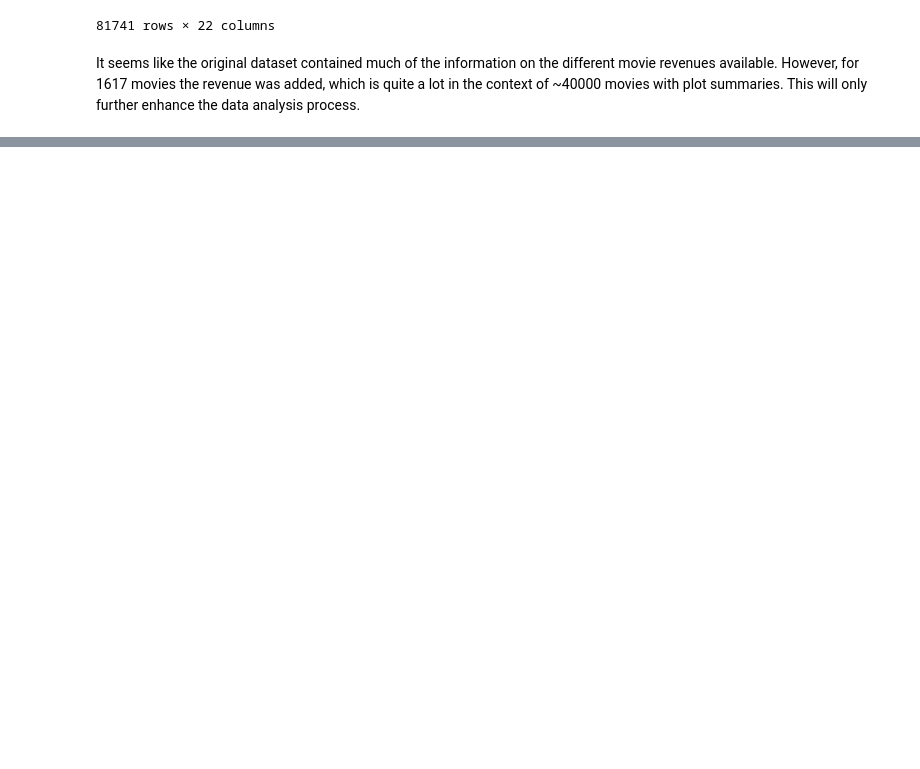
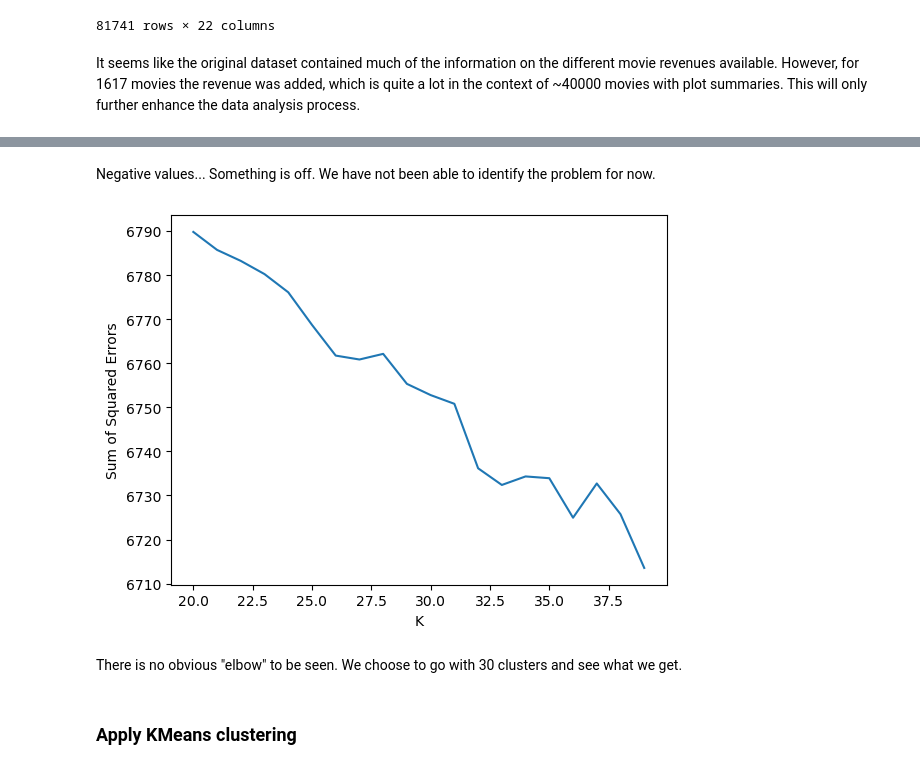
Before and after one commit to epfl-ada/ada-2023-project-byggemandbob, a Jupyter notebook: pipeline_gus.ipynb, the cells around one changed output, grey strips where cells are left out. Drawn from its saved outputs; the diff is of its cells as text; code cells hidden in the pictures; blank space fills up the shorter version.

```diff
--- a/pipeline_gus.ipynb
+++ b/pipeline_gus.ipynb
@@ -936,0 +1115,14 @@ This will only further enhance the data analysis process.
+# %% [markdown]
+Negative values... Something is off. We have not been able to identify the problem for now.
+# %%
+if flag_best_k:
+    # Plot the data
+    plt.plot(sse.k, sse.sse)
+    plt.xlabel("K")
+    plt.ylabel("Sum of Squared Errors")
+# %% [output]
+[figure, added]
+# %% [markdown]
+There is no obvious "elbow" to be seen. We choose to go with 30 clusters and see what we get.
+# %% [markdown]
+### Apply KMeans clustering
```
Also changed, not shown: parts of 43 cells of this notebook.
